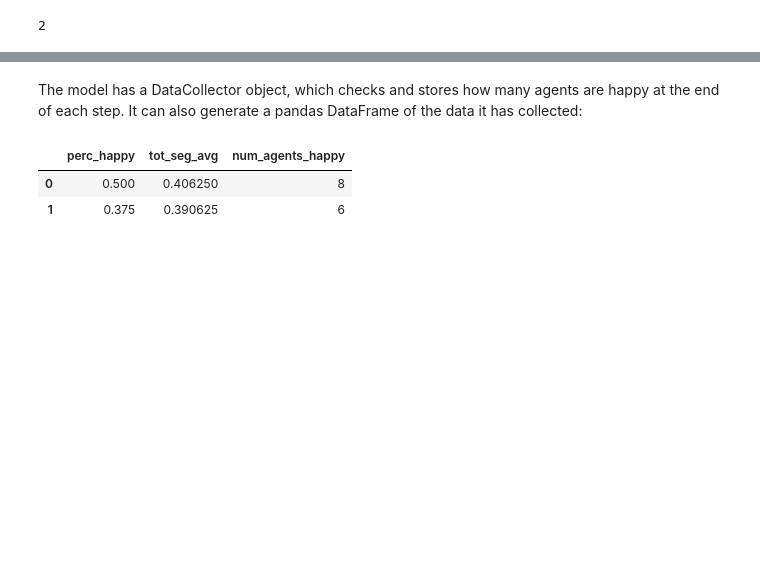
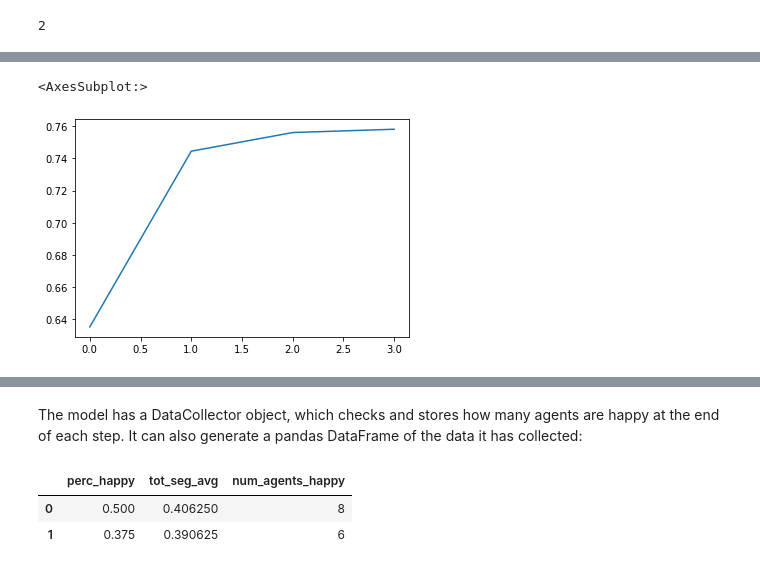
Before and after one commit to matteo-Donofrio-unipi/GEOSPA, a Jupyter notebook: schelling_model2.ipynb, the cells around one changed output, grey strips where cells are left out. Drawn from its saved outputs; the diff is of its cells as text; code cells hidden in the pictures; blank space fills up the shorter version.

```diff
--- a/schelling_model2.ipynb
+++ b/schelling_model2.ipynb
@@ -173,0 +75,5 @@ model.grid.grid[0]
+# %%
+r['tot_seg'].plot()
+# %% [output]
+<AxesSubplot:>
+[figure, added]
```
Also changed, not shown: parts of 24 cells of this notebook, 1 other file.
